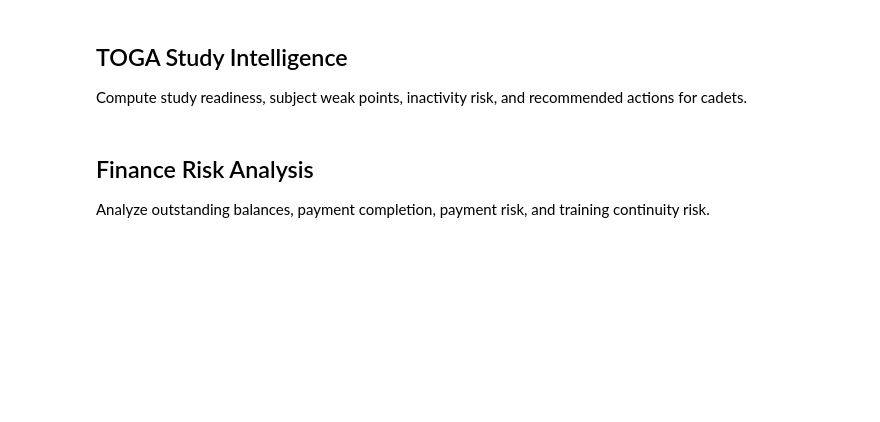
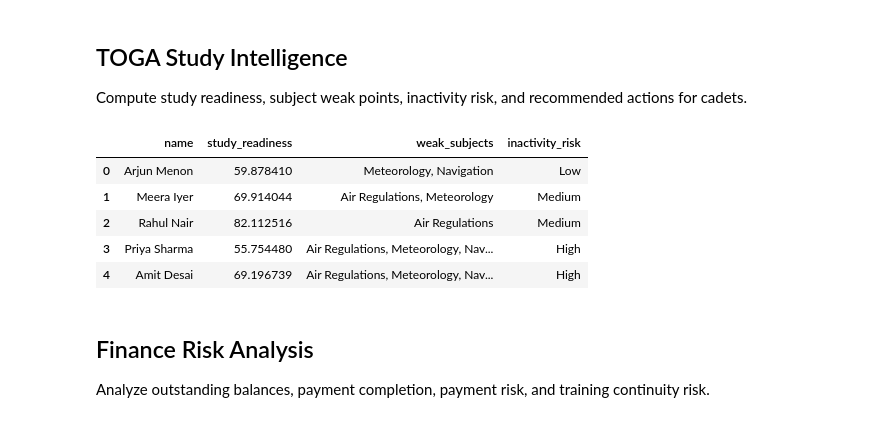
Before and after one commit to 23f3004174/airman-data-science-assessment, a Jupyter notebook: notebooks/analysis.ipynb, the cells around one changed output. Drawn from its saved outputs; the diff is of its cells as text; code cells hidden in the pictures; blank space fills up the shorter version.

```diff
--- a/notebooks/analysis.ipynb
+++ b/notebooks/analysis.ipynb
@@ -307,32 +336,39 @@ Compute study readiness, subject weak points, inactivity risk, and recommended a
 # %%
 toga_study = toga_study.copy()
 toga_study['study_progress_pct'] = (toga_study['chapters_completed'] / toga_study['total_chapters']) * 100
 
 subject_summary = toga_study.groupby('subject').agg(avg_progress=('study_progress_pct', 'mean'), avg_quiz=('avg_quiz_score', 'mean')).reset_index().sort_values('avg_progress')
 
 cadet_study = toga_study.groupby('cadet_id').agg(
     subjects=('subject', 'count'),
     avg_progress=('study_progress_pct', 'mean'),
     avg_quiz=('avg_quiz_score', 'mean'),
     last_active=('last_active_date', 'max'),
     practice_tests=('practice_tests_attempted', 'sum')
 ).reset_index().merge(cadets[['cadet_id', 'name']], on='cadet_id')
 
 cadet_study['inactive_days'] = (pd.Timestamp('2026-05-15') - cadet_study['last_active']).dt.days
 cadet_study['inactivity_risk'] = pd.cut(cadet_study['inactive_days'], bins=[-1, 14, 30, 365], labels=['Low', 'Medium', 'High'])
 
 cadet_study['study_readiness'] = (
     cadet_study['avg_quiz'] * 0.35 +
     cadet_study['avg_progress'] * 0.45 +
-    (cadet_study['practice_tests'] / cadet_study['practice_tests'].max().replace(0, 1)) * 20
+    (cadet_study['practice_tests'] / max(cadet_study['practice_tests'].max(), 1)) * 20
 ).clip(0, 100)
 
 weak_subjects = toga_study[(toga_study['study_progress_pct'] < 70) | (toga_study['avg_quiz_score'] < 70)]
 weak_subjects = weak_subjects.groupby('cadet_id')['subject'].apply(lambda x: ', '.join(sorted(x.unique()))).reset_index()
 cadet_study = cadet_study.merge(weak_subjects, on='cadet_id', how='left').fillna({'subject': 'None'})
 cadet_study.rename(columns={'subject': 'weak_subjects'}, inplace=True)
 
 cadet_study[['name', 'study_readiness', 'weak_subjects', 'inactivity_risk']].head()
+# %% [output]
+|  | name | study_readiness | weak_subjects | inactivity_risk |
+| 0 | Arjun Menon | 59.878410 | Meteorology, Navigation | Low |
+| 1 | Meera Iyer | 69.914044 | Air Regulations, Meteorology | Medium |
+| 2 | Rahul Nair | 82.112516 | Air Regulations | Medium |
+| 3 | Priya Sharma | 55.754480 | Air Regulations, Meteorology, Nav... | High |
+| 4 | Amit Desai | 69.196739 | Air Regulations, Meteorology, Nav... | High |
 # %% [markdown]
 ## Finance Risk Analysis
 Analyze outstanding balances, payment completion, payment risk, and training continuity risk.
```
Also changed, not shown: parts of 8 cells of this notebook.
